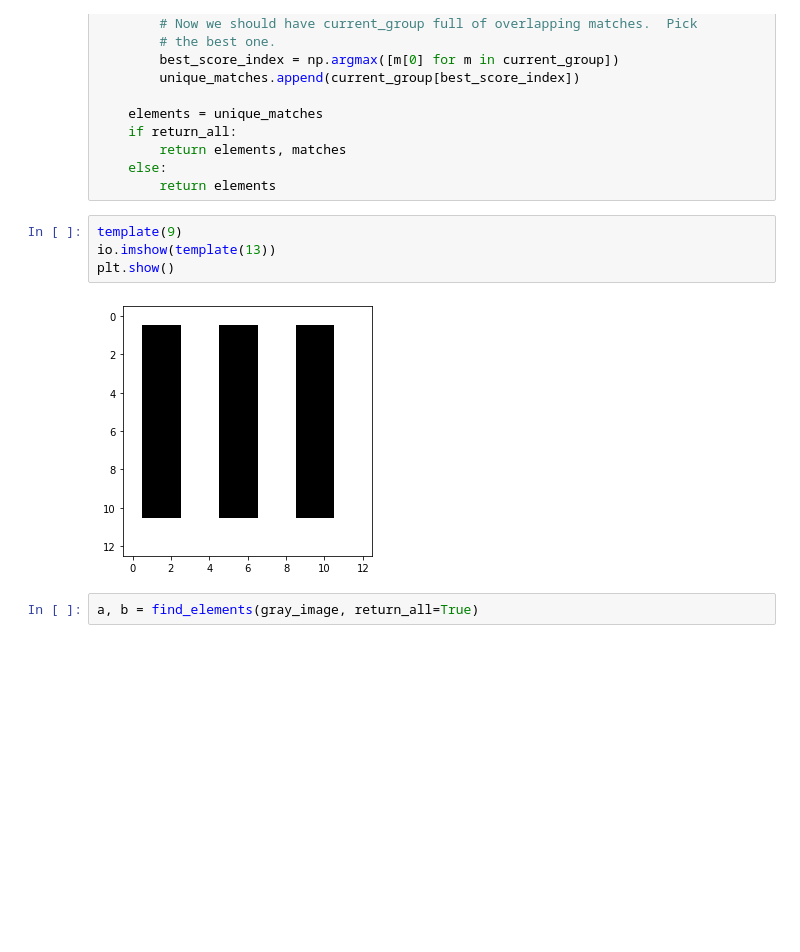
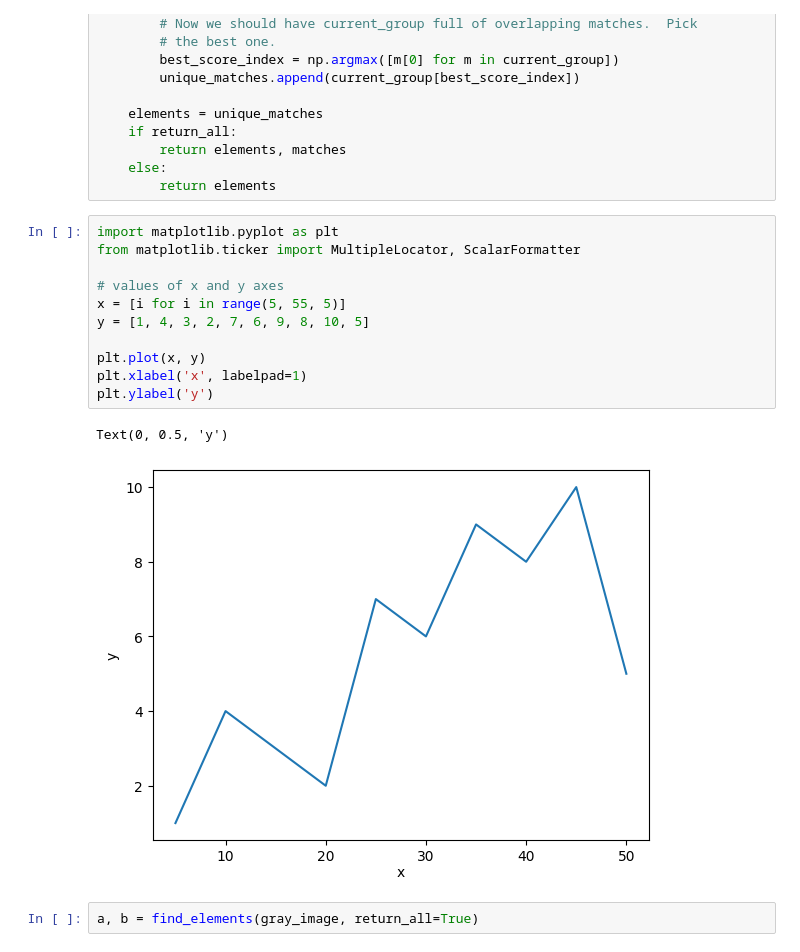
Before and after one commit to JM-Yaz/usaf_image_analysis, a Jupyter notebook: mtf_plotter.ipynb, the cells around one changed output. Saved outputs shown, nothing was run; the diff lists cells and outputs as text; blank space fills up the shorter version.

```diff
--- a/mtf_plotter.ipynb
+++ b/mtf_plotter.ipynb
@@ -328,11 +371,19 @@ def find_elements(image,
     else:
         return elements
 # %%
-template(9)
-io.imshow(template(13))
-plt.show()
+import matplotlib.pyplot as plt
+from matplotlib.ticker import MultipleLocator, ScalarFormatter
+
+# values of x and y axes
+x = [i for i in range(5, 55, 5)]
+y = [1, 4, 3, 2, 7, 6, 9, 8, 10, 5]
+
+plt.plot(x, y)
+plt.xlabel('x', labelpad=1)
+plt.ylabel('y')
 # %% [output]
+Text(0, 0.5, 'y')
-[figure, old version]
+[figure, new version]
 # %%
 a, b = find_elements(gray_image, return_all=True)
 # %% [output]
```
Also changed, not shown: parts of 4 cells of this notebook, 2 other files.
